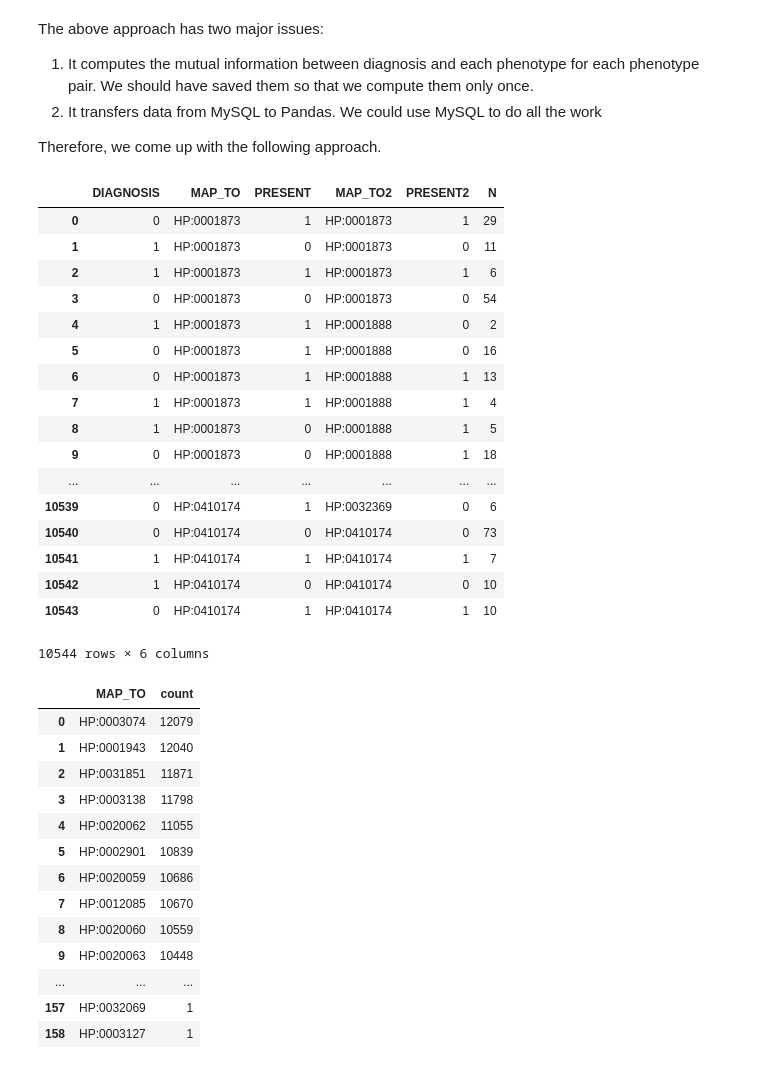
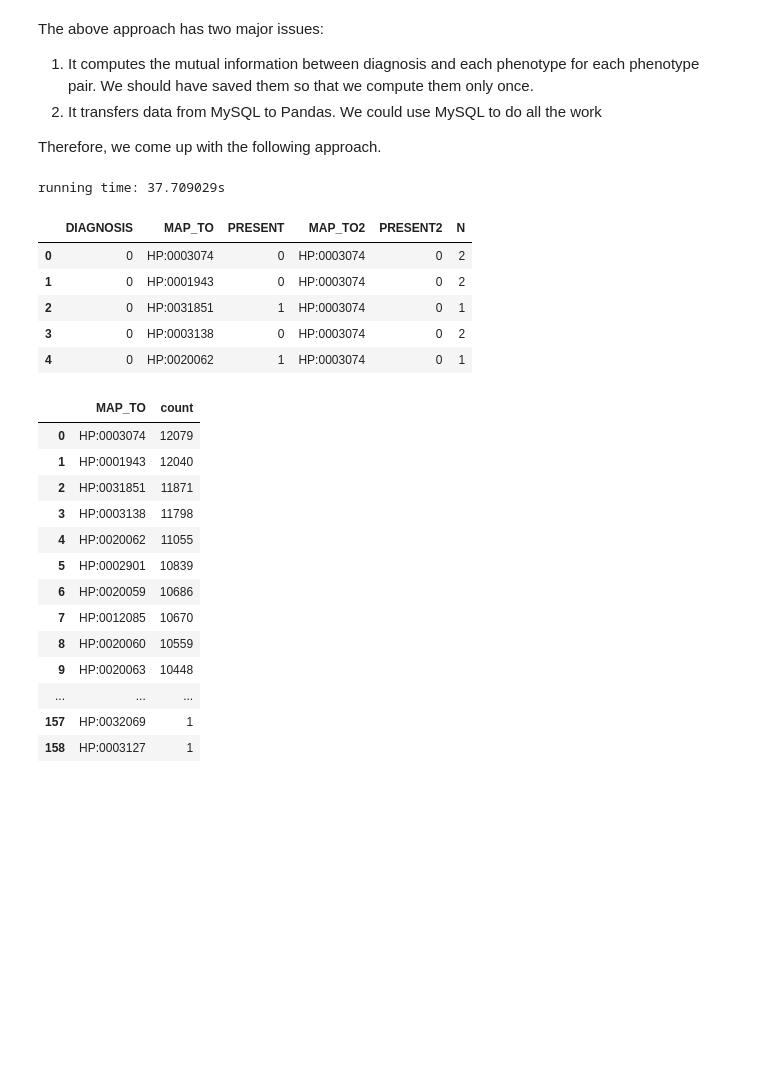
Before and after one commit to TheJacksonLaboratory/MIMIC_HPO, a Jupyter notebook: src/main/resources/mutual_info.ipynb, the cells around one changed output. Cells and saved outputs as stored; diff of their text form; code cells hidden in the pictures; blank space fills up the shorter version.

```diff
--- a/src/main/resources/mutual_info.ipynb
+++ b/src/main/resources/mutual_info.ipynb
@@ -571,9 +572,18 @@ The above approach has two major issues:
 
 Therefore, we come up with the following approach.
 # %%
+# note this takes a long time to run
+start = datetime.datetime.now()
 queryString = '''
     WITH
-        e AS (SELECT DISTINCT SUBJECT_ID, HADM_ID FROM admissions LIMIT 100),
+        combined AS(
+            SELECT
+                LABEVENTS.ROW_ID, LABEVENTS.SUBJECT_ID, LABEVENTS.HADM_ID, LABEVENTS.ITEMID, LABEVENTS.CHARTTIME,
+                LabHpo.NEGATED, LabHpo.MAP_TO
+            FROM
+                LABEVENTS JOIN LabHpo on LABEVENTS.ROW_ID = LabHpo.ROW_ID
+        ),
+        e AS (SELECT DISTINCT SUBJECT_ID, HADM_ID FROM admissions LIMIT 10),
         -- all encounters to analysis
         p AS (
             SELECT
@@ -590,7 +600,7 @@ queryString = '''
         c AS (
             SELECT
                 DISTINCT SUBJECT_ID, HADM_ID, MAP_TO, '1' AS PRESENT
-            FROM test
+            FROM combined
             WHERE NEGATED = 'F'),
         -- table of abnormal phenotypes from lab tests
         l AS (
@@ -659,31 +669,26 @@ queryString = '''
             v
         GROUP BY
             DIAGNOSIS, MAP_TO, PRESENT, MAP_TO2, PRESENT2
-        --ORDER BY
-            MAP_TO, MAP_TO2
+        -- ORDER BY
+        --    MAP_TO, MAP_TO2
     '''.format('428')
 
 
-pd.read_sql_query(queryString, mydb)
+data = pd.read_sql_query(queryString, mydb)
+
+end = datetime.datetime.now()
+print('running time: {}s'.format((end - start).total_seconds()))
 # %% [output]
-|  | DIAGNOSIS | MAP_TO | PRESENT | MAP_TO2 | PRESENT2 | N |
-| 0 | 0 | HP:0001873 | 1 | HP:0001873 | 1 | 29 |
-| 1 | 1 | HP:0001873 | 0 | HP:0001873 | 0 | 11 |
-| 2 | 1 | HP:0001873 | 1 | HP:0001873 | 1 | 6 |
-| 3 | 0 | HP:0001873 | 0 | HP:0001873 | 0 | 54 |
-| 4 | 1 | HP:0001873 | 1 | HP:0001888 | 0 | 2 |
-| 5 | 0 | HP:0001873 | 1 | HP:0001888 | 0 | 16 |
-| 6 | 0 | HP:0001873 | 1 | HP:0001888 | 1 | 13 |
-| 7 | 1 | HP:0001873 | 1 | HP:0001888 | 1 | 4 |
-| 8 | 1 | HP:0001873 | 0 | HP:0001888 | 1 | 5 |
-| 9 | 0 | HP:0001873 | 0 | HP:0001888 | 1 | 18 |
-| ... | ... | ... | ... | ... | ... | ... |
-| 10539 | 0 | HP:0410174 | 1 | HP:0032369 | 0 | 6 |
-| 10540 | 0 | HP:0410174 | 0 | HP:0410174 | 0 | 73 |
-| 10541 | 1 | HP:0410174 | 1 | HP:0410174 | 1 | 7 |
-| 10542 | 1 | HP:0410174 | 0 | HP:0410174 | 0 | 10 |
-| 10543 | 0 | HP:0410174 | 1 | HP:0410174 | 1 | 10 |
-10544 rows × 6 columns
+running time: 37.709029s
+# %%
+data.head()
+# %% [output]
+|  | DIAGNOSIS | MAP_TO | PRESENT | MAP_TO2 | PRESENT2 | N |
+| 0 | 0 | HP:0003074 | 0 | HP:0003074 | 0 | 2 |
+| 1 | 0 | HP:0001943 | 0 | HP:0003074 | 0 | 2 |
+| 2 | 0 | HP:0031851 | 1 | HP:0003074 | 0 | 1 |
+| 3 | 0 | HP:0003138 | 0 | HP:0003074 | 0 | 2 |
+| 4 | 0 | HP:0020062 | 1 | HP:0003074 | 0 | 1 |
 # %%
 def iterate_all_brutal_v2():
     #for diagnosis in diagnosisSet.keys():
```
Also changed, not shown: parts of 1 cell of this notebook.
